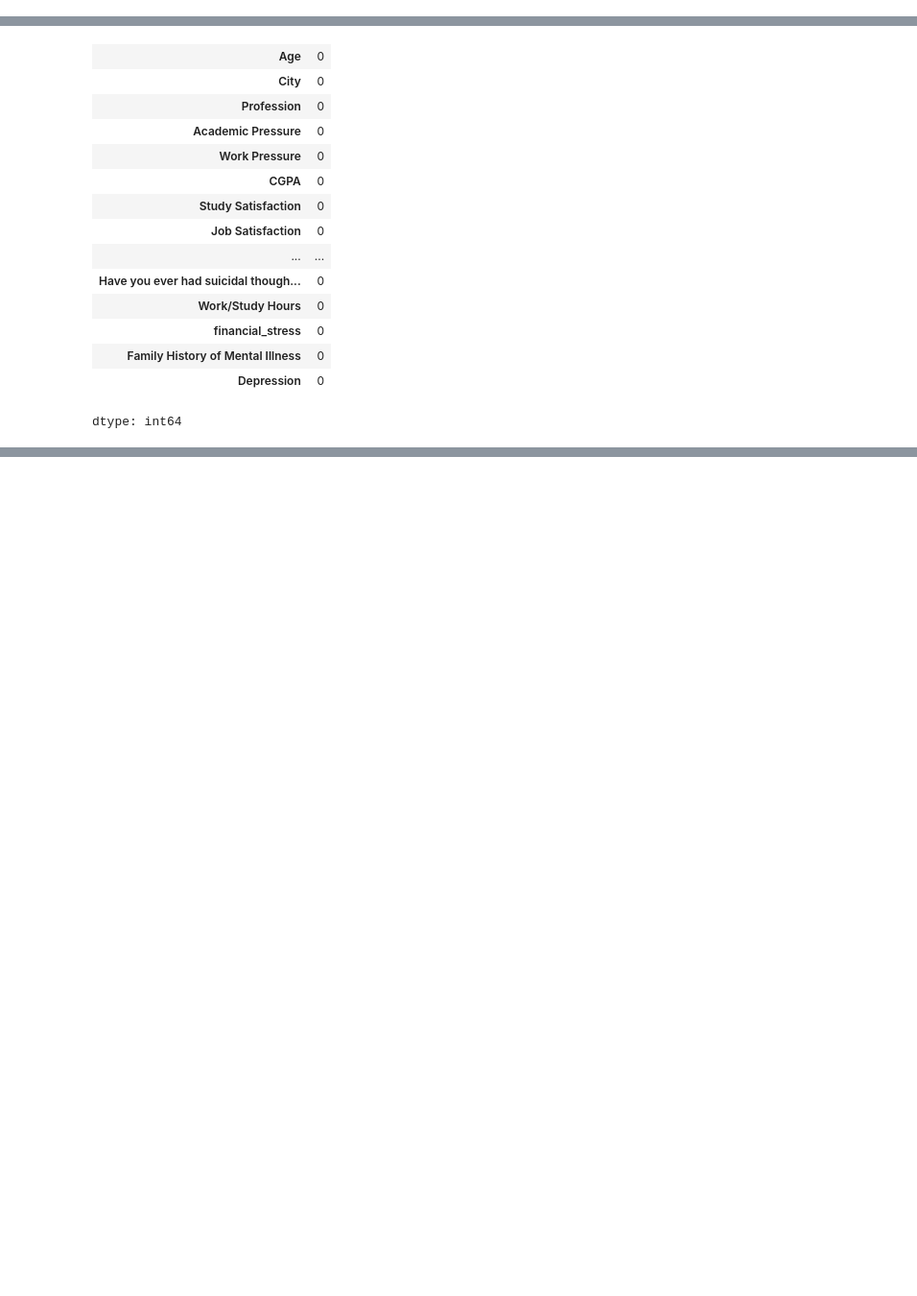
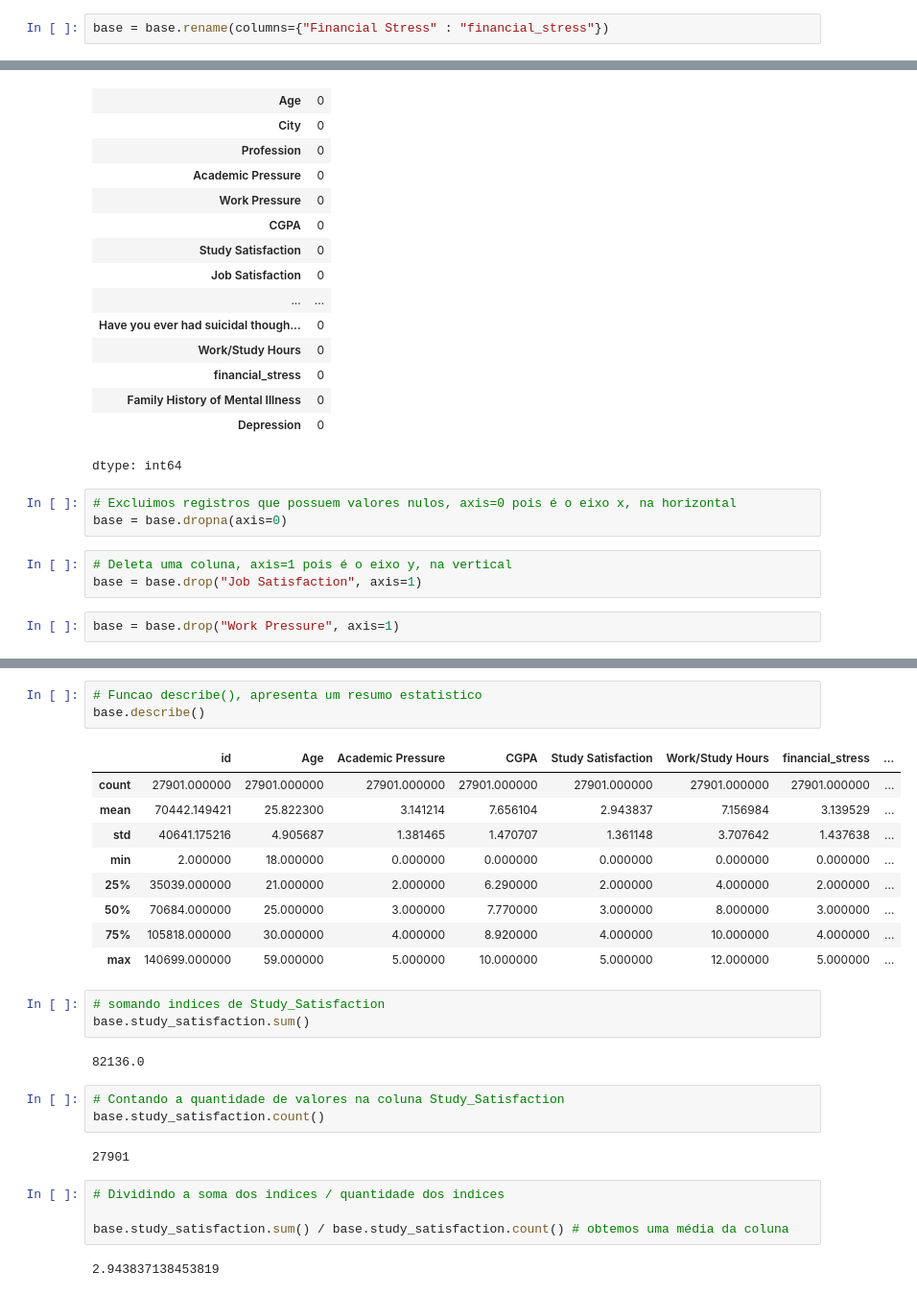
Before and after one commit to ruanlinhares/preview_ecommerce, a Jupyter notebook: depression_study.ipynb, the cells around one changed output, grey strips where cells are left out. Shown: that part at 96% size. Cells and saved outputs as stored; diff of their text form; blank space fills up the shorter version.

```diff
--- a/depression_study.ipynb
+++ b/depression_study.ipynb
@@ -138,4 +145,6 @@ base[base.Sleep_Duration == "Less than 5 hours"]
 | 27899 | 140690 | Female | 18.0 | Ludhiana | Student | 5.0 | 0.0 | 6.88 | ... |
 | 27900 | 140699 | Male | 27.0 | Patna | Student | 4.0 | 0.0 | 9.24 | ... |
 8310 rows × 18 columns
+# %%
+base = base.rename(columns={"Financial Stress" : "financial_stress"})
 # %%
@@ -180,3 +189,11 @@ base.isnull().sum()
 | Family History of Mental Illness | 0 |
 | Depression | 0 |
 dtype: int64
+# %%
+# Excluimos registros que possuem valores nulos, axis=0 pois é o eixo x, na horizontal
+base = base.dropna(axis=0)
+# %%
+# Deleta uma coluna, axis=1 pois é o eixo y, na vertical
+base = base.drop("Job Satisfaction", axis=1)
+# %%
+base = base.drop("Work Pressure", axis=1)
@@ -182,0 +232,29 @@ dtype: int64
+# %%
+# Funcao describe(), apresenta um resumo estatistico
+base.describe()
+# %% [output]
+|  | id | Age | Academic Pressure | CGPA | Study Satisfaction | Work/Study Hours | financial_stress | ... |
+| count | 27901.000000 | 27901.000000 | 27901.000000 | 27901.000000 | 27901.000000 | 27901.000000 | 27901.000000 | ... |
+| mean | 70442.149421 | 25.822300 | 3.141214 | 7.656104 | 2.943837 | 7.156984 | 3.139529 | ... |
+| std | 40641.175216 | 4.905687 | 1.381465 | 1.470707 | 1.361148 | 3.707642 | 1.437638 | ... |
+| min | 2.000000 | 18.000000 | 0.000000 | 0.000000 | 0.000000 | 0.000000 | 0.000000 | ... |
+| 25% | 35039.000000 | 21.000000 | 2.000000 | 6.290000 | 2.000000 | 4.000000 | 2.000000 | ... |
+| 50% | 70684.000000 | 25.000000 | 3.000000 | 7.770000 | 3.000000 | 8.000000 | 3.000000 | ... |
+| 75% | 105818.000000 | 30.000000 | 4.000000 | 8.920000 | 4.000000 | 10.000000 | 4.000000 | ... |
+| max | 140699.000000 | 59.000000 | 5.000000 | 10.000000 | 5.000000 | 12.000000 | 5.000000 | ... |
+# %%
+# somando indices de Study_Satisfaction
+base.study_satisfaction.sum()
+# %% [output]
+82136.0
+# %%
+# Contando a quantidade de valores na coluna Study_Satisfaction
+base.study_satisfaction.count()
+# %% [output]
+27901
+# %%
+# Dividindo a soma dos indices / quantidade dos indices
+
+base.study_satisfaction.sum() / base.study_satisfaction.count() # obtemos uma média da coluna
+# %% [output]
+2.943837138453819
```
Also changed, not shown: parts of 5 cells of this notebook.
